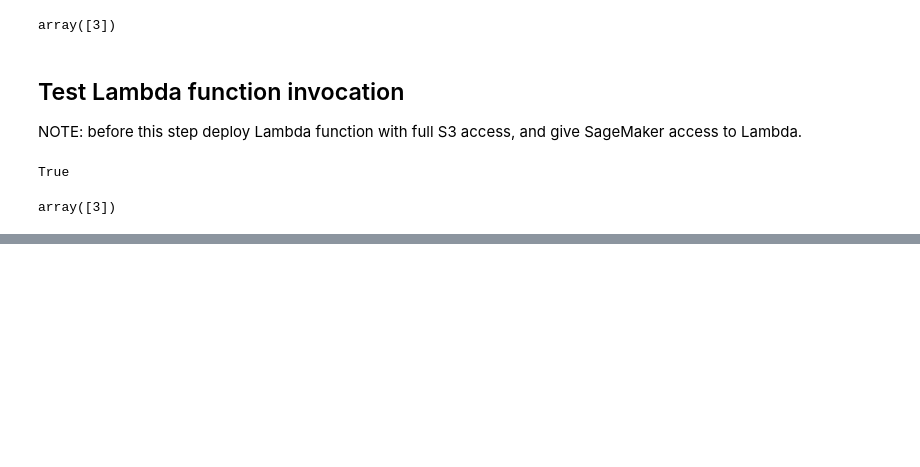
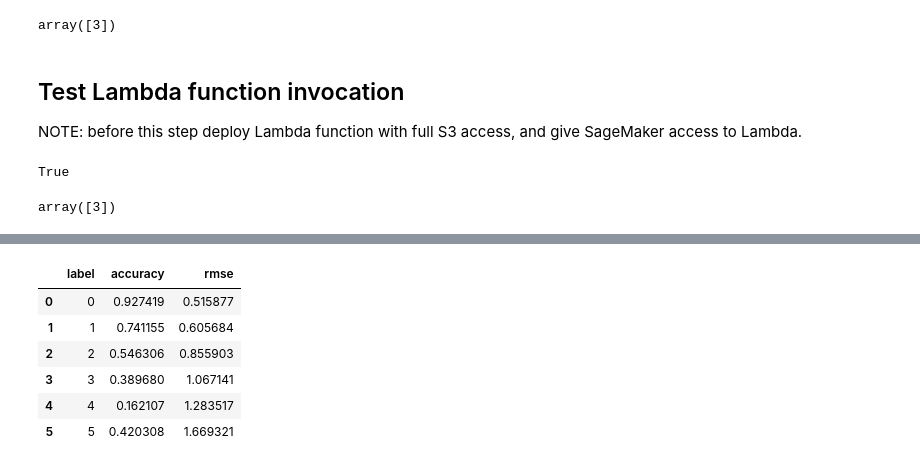
Before and after one commit to dmartizzi/cv-object-counter-app, a Jupyter notebook: ml_model/train_and_deploy.ipynb, the cells around one changed output, grey strips where cells are left out. Drawn from its saved outputs; the diff is of its cells as text; code cells hidden in the pictures; blank space fills up the shorter version.

```diff
--- a/ml_model/train_and_deploy.ipynb
+++ b/ml_model/train_and_deploy.ipynb
@@ -488,0 +574,2 @@ array([3])
+# %%
+test_table = pd.read_csv('test_wpred.csv')
@@ -488,0 +599,10 @@ array([3])
+# %%
+performance_report
+# %% [output]
+|  | label | accuracy | rmse |
+| 0 | 0 | 0.927419 | 0.515877 |
+| 1 | 1 | 0.741155 | 0.605684 |
+| 2 | 2 | 0.546306 | 0.855903 |
+| 3 | 3 | 0.389680 | 1.067141 |
+| 4 | 4 | 0.162107 | 1.283517 |
+| 5 | 5 | 0.420308 | 1.669321 |
```
Also changed, not shown: parts of 13 cells of this notebook, 1 other file.
